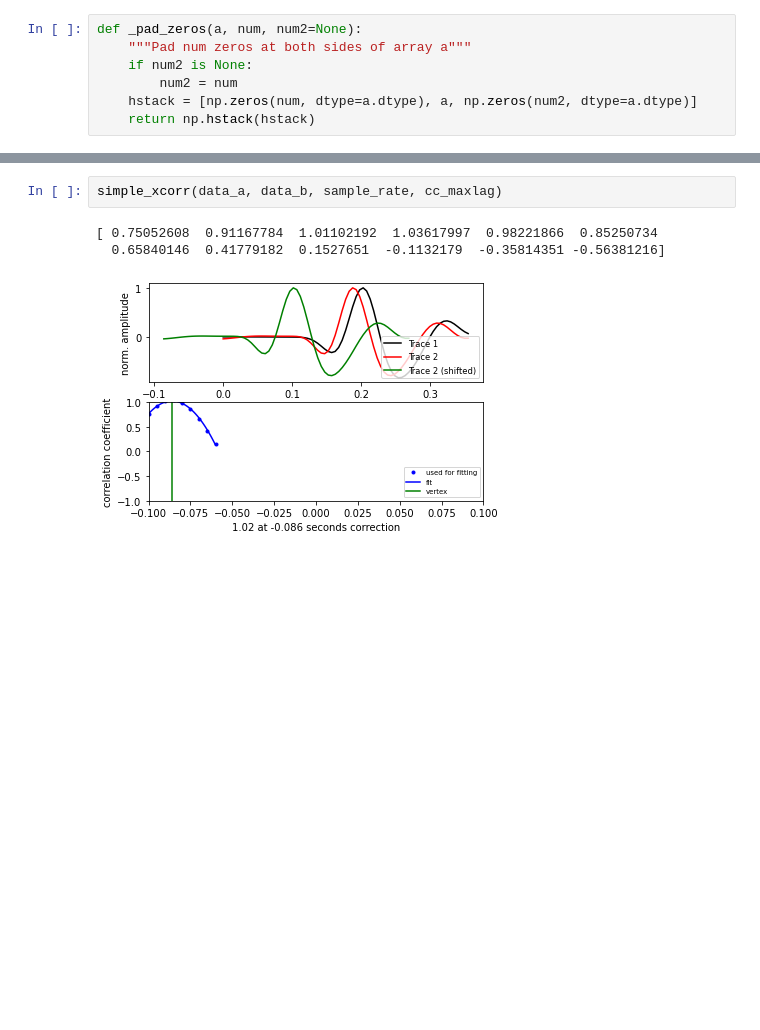
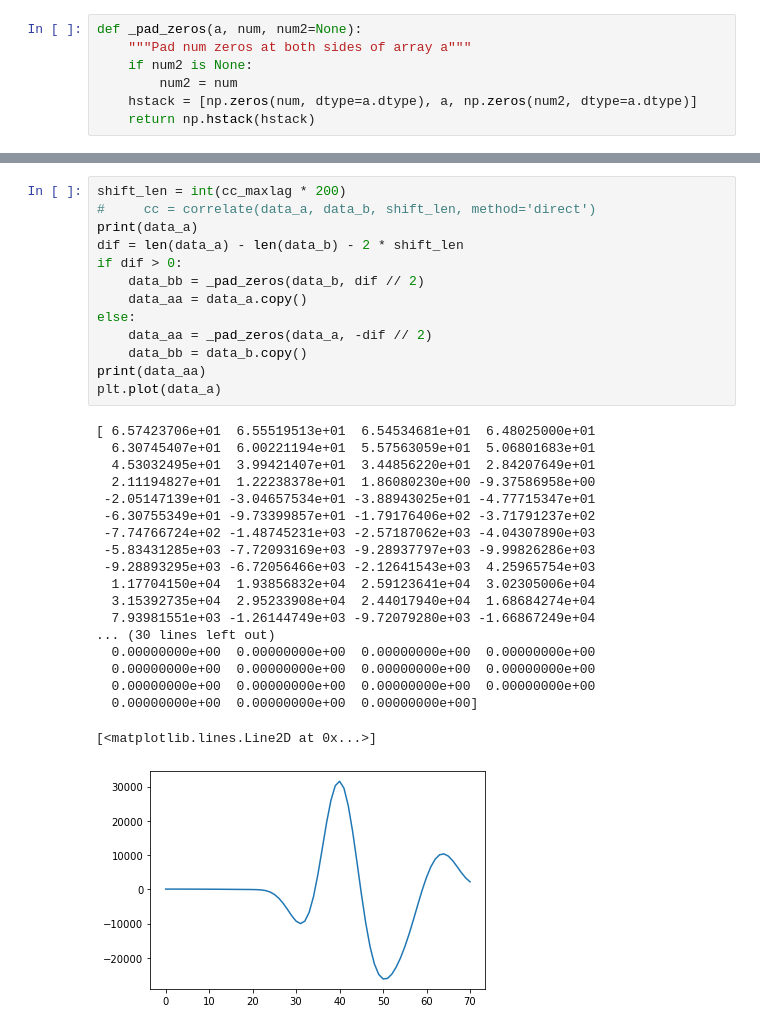
Before and after one commit to eritsi/test_obspy, a Jupyter notebook: simple_xcorr.ipynb, the cells around one changed output, grey strips where cells are left out. Drawn from its saved outputs; the diff is of its cells as text; blank space fills up the shorter version.

```diff
--- a/simple_xcorr.ipynb
+++ b/simple_xcorr.ipynb
@@ -220,6 +148,33 @@ def simple_xcorr(data_a, data_b, samp_rate, cc_maxlag):
-# %%
-simple_xcorr(data_a, data_b, sample_rate, cc_maxlag)
-# %% [output]
-[ 0.75052608  0.91167784  1.01102192  1.03617997  0.98221866  0.85250734
-  0.65840146  0.41779182  0.1527651  -0.1132179  -0.35814351 -0.56381216]
-[figure, removed]
+# %%
+shift_len = int(cc_maxlag * 200)
+#     cc = correlate(data_a, data_b, shift_len, method='direct')
+print(data_a)
+dif = len(data_a) - len(data_b) - 2 * shift_len
+if dif > 0:
+    data_bb = _pad_zeros(data_b, dif // 2)
+    data_aa = data_a.copy()
+else:
+    data_aa = _pad_zeros(data_a, -dif // 2)
+    data_bb = data_b.copy()
+print(data_aa)
+plt.plot(data_a)
+# %% [output]
+[ 6.57423706e+01  6.55519513e+01  6.54534681e+01  6.48025000e+01
+  6.30745407e+01  6.00221194e+01  5.57563059e+01  5.06801683e+01
+  4.53032495e+01  3.99421407e+01  3.44856220e+01  2.84207649e+01
+  2.11194827e+01  1.22238378e+01  1.86080230e+00 -9.37586958e+00
+ -2.05147139e+01 -3.04657534e+01 -3.88943025e+01 -4.77715347e+01
+ -6.30755349e+01 -9.73399857e+01 -1.79176406e+02 -3.71791237e+02
+ -7.74766724e+02 -1.48745231e+03 -2.57187062e+03 -4.04307890e+03
+ -5.83431285e+03 -7.72093169e+03 -9.28937797e+03 -9.99826286e+03
+ -9.28893295e+03 -6.72056466e+03 -2.12641543e+03  4.25965754e+03
+  1.17704150e+04  1.93856832e+04  2.59123641e+04  3.02305006e+04
+  3.15392735e+04  2.95233908e+04  2.44017940e+04  1.68684274e+04
+  7.93981551e+03 -1.26144749e+03 -9.72079280e+03 -1.66867249e+04
+... (30 lines left out)
+  0.00000000e+00  0.00000000e+00  0.00000000e+00  0.00000000e+00
+  0.00000000e+00  0.00000000e+00  0.00000000e+00  0.00000000e+00
+  0.00000000e+00  0.00000000e+00  0.00000000e+00  0.00000000e+00
+  0.00000000e+00  0.00000000e+00  0.00000000e+00]
+[<matplotlib.lines.Line2D at 0x...>]
+[figure, added]
```
Also changed, not shown: parts of 8 cells of this notebook.
